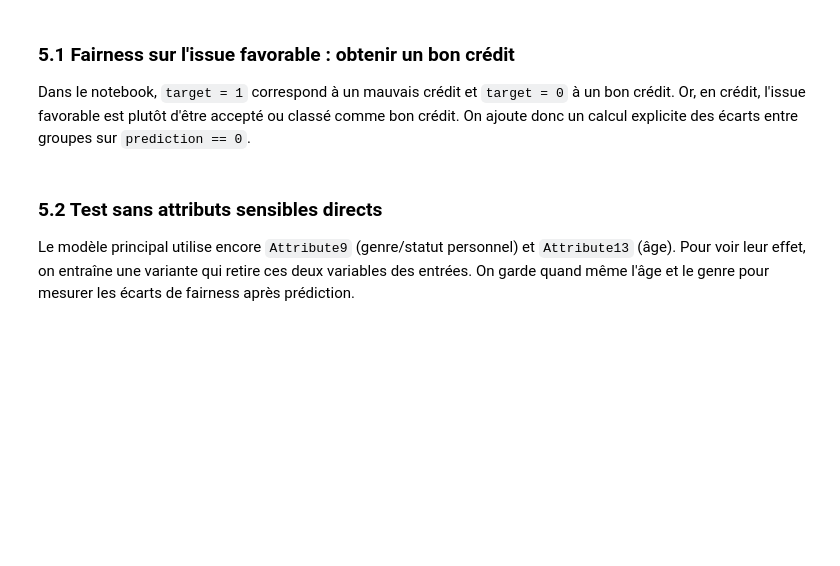
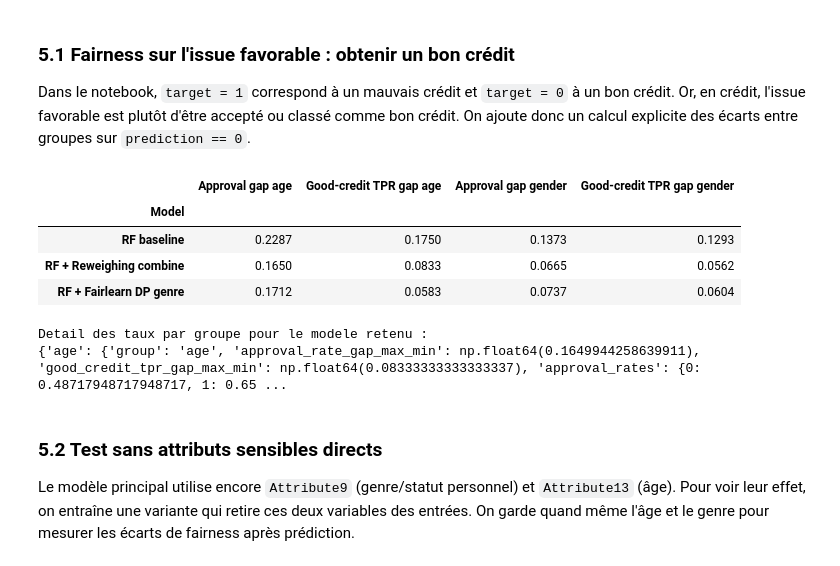
Before and after one commit to lounishamroun/credit-data-fairness, a Jupyter notebook: notebooks/fairness_notebook_Lina.ipynb, the cells around one changed output. Drawn from its saved outputs; the diff is of its cells as text; code cells hidden in the pictures; blank space fills up the shorter version.

```diff
--- a/notebooks/fairness_notebook_Lina.ipynb
+++ b/notebooks/fairness_notebook_Lina.ipynb
@@ -1041,37 +1098,53 @@ def favorable_outcome_audit(y_true, y_pred, sensitive, group_name):
 def compare_favorable_outcome(models, X_eval, y_eval, age_eval, gender_eval):
     rows = []
     details = {}
-    for name, model in models:
-        y_pred_model = model.predict(X_eval)
+    for model_spec in models:
+        if len(model_spec) == 2:
+            name, model = model_spec
+            X_model_eval = X_eval
+        elif len(model_spec) == 3:
+            name, model, X_model_eval = model_spec
+        else:
+            raise ValueError('Each model entry must be (name, model) or (name, model, X_eval_for_model).')
+
+        y_pred_model = model.predict(X_model_eval)
         age_report = favorable_outcome_audit(y_eval, y_pred_model, age_eval, 'age')
         gender_report = favorable_outcome_audit(y_eval, y_pred_model, gender_eval, 'gender')
         rows.append({
             'Model': name,
             'Approval gap age': age_report['approval_rate_gap_max_min'],
             'Good-credit TPR gap age': age_report['good_credit_tpr_gap_max_min'],
             'Approval gap gender': gender_report['approval_rate_gap_max_min'],
             'Good-credit TPR gap gender': gender_report['good_credit_tpr_gap_max_min'],
         })
         details[name] = {'age': age_report, 'gender': gender_report}
     return pd.DataFrame(rows).set_index('Model'), details
 
 favorable_models = [
     ('RF baseline', rf_base),
     ('RF + Reweighing combine', rf_rw_combined),
     ('RF + Fairlearn DP genre', eg_gender),
 ]
 
 favorable_df, favorable_details = compare_favorable_outcome(
     favorable_models,
     X_test,
     y_test,
     age_test,
     gender_test,
 )
 
 display(favorable_df.round(4))
 print('Detail des taux par groupe pour le modele retenu :')
 print(favorable_details['RF + Reweighing combine'])
+# %% [output]
+|  | Approval gap age | Good-credit TPR gap age | Approval gap gender | Good-credit TPR gap gender |
+| Model |  |  |  |  |
+| RF baseline | 0.2287 | 0.1750 | 0.1373 | 0.1293 |
+| RF + Reweighing combine | 0.1650 | 0.0833 | 0.0665 | 0.0562 |
+| RF + Fairlearn DP genre | 0.1712 | 0.0583 | 0.0737 | 0.0604 |
+Detail des taux par groupe pour le modele retenu :
+{'age': {'group': 'age', 'approval_rate_gap_max_min': np.float64(0.1649944258639911), 'good_credit_tpr_gap_max_min': np.float64(0.08333333333333337), 'approval_rates': {0: 0.48717948717948717, 1: 0.65 ...
 # %% [markdown]
 ### 5.2 Test sans attributs sensibles directs
 
```
Also changed, not shown: parts of 5 cells of this notebook, 1 other file.
